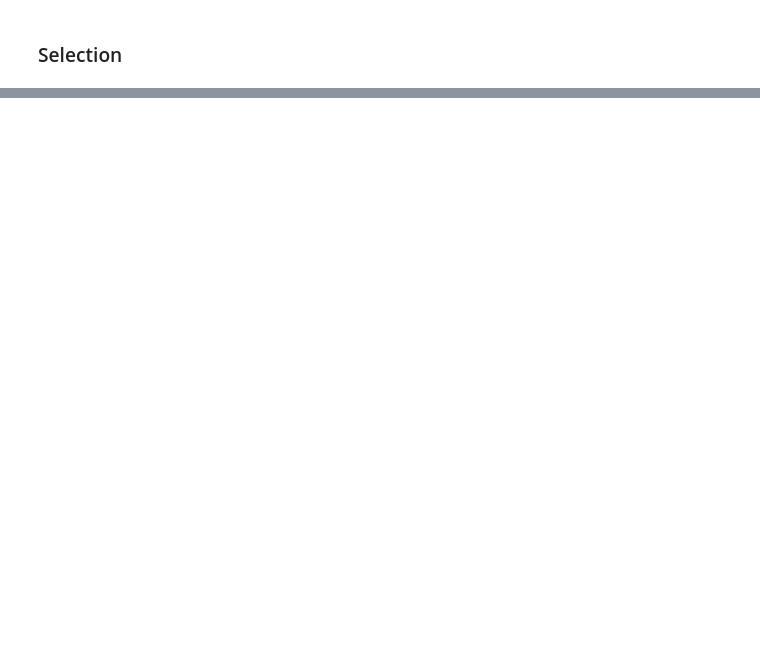
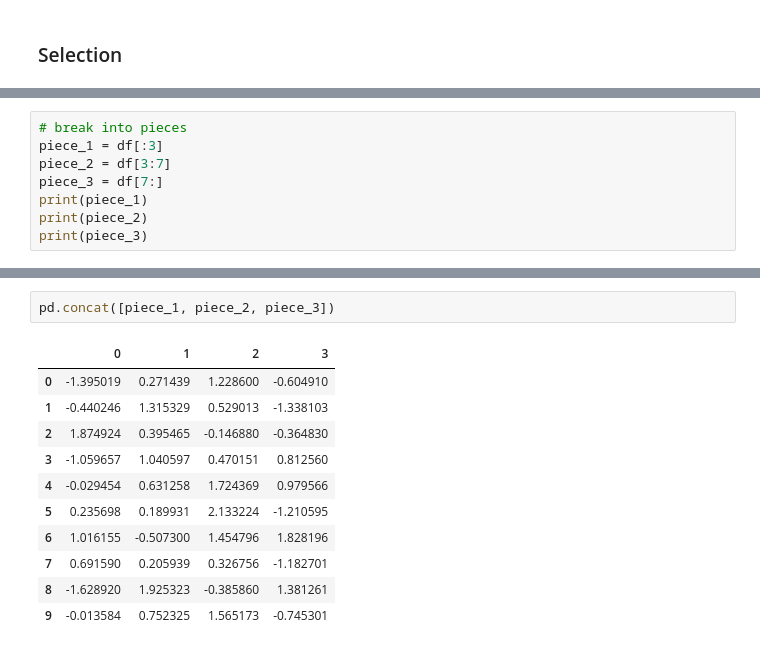
Before and after one commit to jpbatz/DS_Review_2019, a Jupyter notebook: 04-fundamentals-review/code/practice-pandas.ipynb, the cells around one changed output, grey strips where cells are left out. Cells and saved outputs as stored; diff of their text form; blank space fills up the shorter version.

```diff
--- a/04-fundamentals-review/code/practice-pandas.ipynb
+++ b/04-fundamentals-review/code/practice-pandas.ipynb
@@ -308,0 +652,8 @@ df.sort_values(by=['B', 'D'], ascending=False)
+# %%
+# break into pieces
+piece_1 = df[:3]
+piece_2 = df[3:7]
+piece_3 = df[7:]
+print(piece_1)
+print(piece_2)
+print(piece_3)
@@ -308,0 +674,14 @@ df.sort_values(by=['B', 'D'], ascending=False)
+# %%
+pd.concat([piece_1, piece_2, piece_3])
+# %% [output]
+|  | 0 | 1 | 2 | 3 |
+| 0 | -1.395019 | 0.271439 | 1.228600 | -0.604910 |
+| 1 | -0.440246 | 1.315329 | 0.529013 | -1.338103 |
+| 2 | 1.874924 | 0.395465 | -0.146880 | -0.364830 |
+| 3 | -1.059657 | 1.040597 | 0.470151 | 0.812560 |
+| 4 | -0.029454 | 0.631258 | 1.724369 | 0.979566 |
+| 5 | 0.235698 | 0.189931 | 2.133224 | -1.210595 |
+| 6 | 1.016155 | -0.507300 | 1.454796 | 1.828196 |
+| 7 | 0.691590 | 0.205939 | 0.326756 | -1.182701 |
+| 8 | -1.628920 | 1.925323 | -0.385860 | 1.381261 |
+| 9 | -0.013584 | 0.752325 | 1.565173 | -0.745301 |
```
Also changed, not shown: parts of 61 cells of this notebook.
